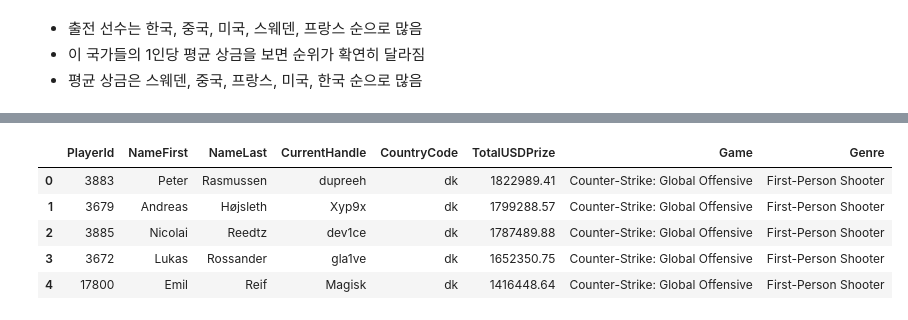
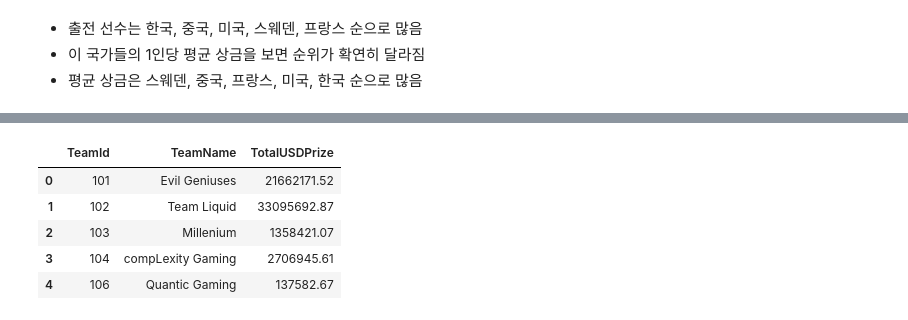
Before and after one commit to chester911/MainProjects, a Jupyter notebook: games/e-sports/earnings/e_sports_earning.ipynb, the cells around one changed output, grey strips where cells are left out. Drawn from its saved outputs; the diff is of its cells as text; code cells hidden in the pictures.

```diff
--- a/games/e-sports/earnings/e_sports_earning.ipynb
+++ b/games/e-sports/earnings/e_sports_earning.ipynb
@@ -418,0 +422,7 @@ plt.show()
+# %%
+# 팀 별 출전 횟수
+team_join= teams.groupby(['TeamId','TeamName'])['TotalTournaments'].sum().reset_index()
+# 팀 별 총 상금
+team_prize= teams.groupby(['TeamId','TeamName'])['TotalUSDPrize'].sum().reset_index()
+
+team_join.head()
@@ -419,9 +436,9 @@ plt.show()
 # %%
-players.head()
+team_prize.head()
 # %% [output]
-|  | PlayerId | NameFirst | NameLast | CurrentHandle | CountryCode | TotalUSDPrize | Game | Genre |
-| 0 | 3883 | Peter | Rasmussen | dupreeh | dk | 1822989.41 | Counter-Strike: Global Offensive | First-Person Shooter |
-| 1 | 3679 | Andreas | Højsleth | Xyp9x | dk | 1799288.57 | Counter-Strike: Global Offensive | First-Person Shooter |
-| 2 | 3885 | Nicolai | Reedtz | dev1ce | dk | 1787489.88 | Counter-Strike: Global Offensive | First-Person Shooter |
-| 3 | 3672 | Lukas | Rossander | gla1ve | dk | 1652350.75 | Counter-Strike: Global Offensive | First-Person Shooter |
-| 4 | 17800 | Emil | Reif | Magisk | dk | 1416448.64 | Counter-Strike: Global Offensive | First-Person Shooter |
+|  | TeamId | TeamName | TotalUSDPrize |
+| 0 | 101 | Evil Geniuses | 21662171.52 |
+| 1 | 102 | Team Liquid | 33095692.87 |
+| 2 | 103 | Millenium | 1358421.07 |
+| 3 | 104 | compLexity Gaming | 2706945.61 |
+| 4 | 106 | Quantic Gaming | 137582.67 |
```
Also changed, not shown: parts of 24 cells of this notebook.
